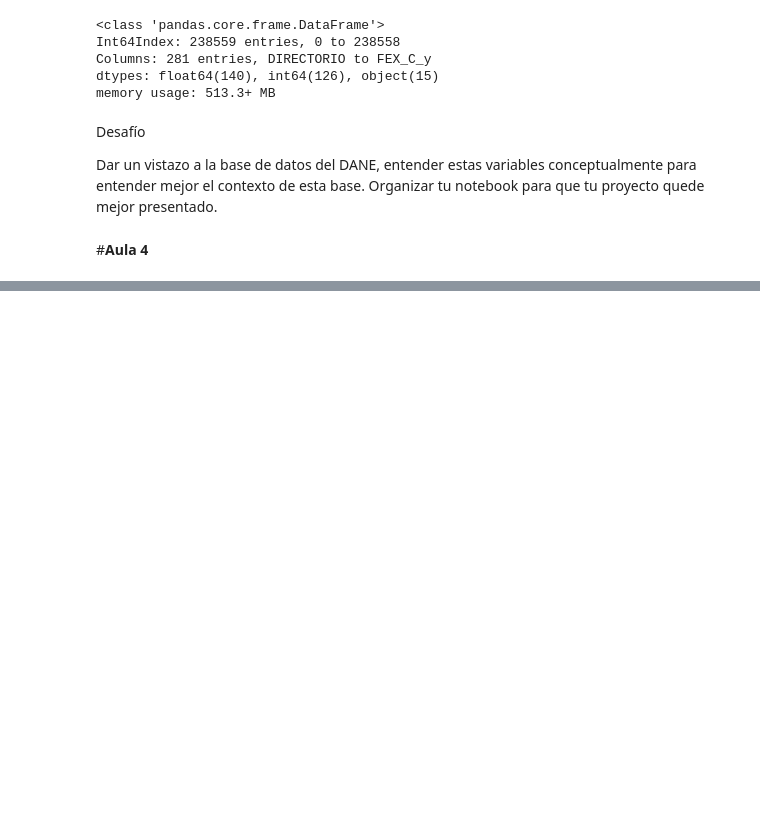
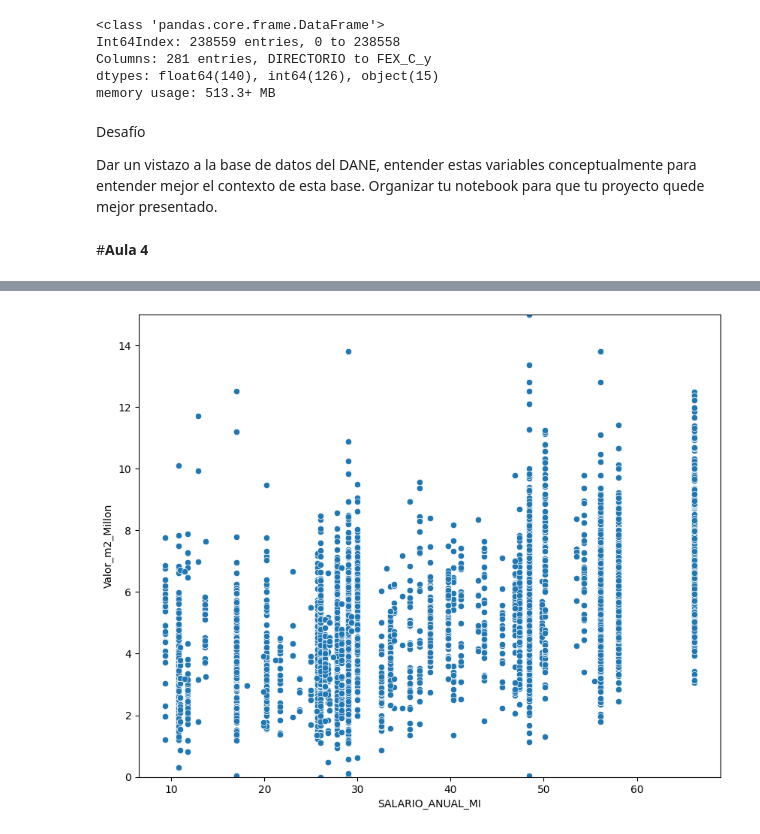
Before and after one commit to Zniper1/Algoritmos-Golosos, a Jupyter notebook: Inmersion_en_datos_Aula1.ipynb, the cells around one changed output, grey strips where cells are left out. Drawn from its saved outputs; the diff is of its cells as text; code cells hidden in the pictures; blank space fills up the shorter version.

```diff
--- a/Inmersion_en_datos_Aula1.ipynb
+++ b/Inmersion_en_datos_Aula1.ipynb
@@ -875,0 +1186,6 @@ Organizar tu notebook para que tu proyecto quede mejor presentado.
+# %%
+#TOmamos los datos ml el salario mensual y lo multiplicamos por 12 son los meses del año
+#y lo dividimos por millon para sacar ceros (0)
+#Salario anual de las personas que viven en la upz
+datos_ml['SALARIO_ANUAL_MI'] = datos_ml['SALARIO_MES']*12/1000000
+datos_ml['SALARIO_ANUAL_MI']
@@ -875,0 +1205,11 @@ Organizar tu notebook para que tu proyecto quede mejor presentado.
+# %%
+#en X salario anual en millones y en y valor del metro2 en millon
+#Creamos un grafico limitando los yim (limites en eje y)
+#Para ver si hay una correlacion entre las variables.
+#Scatter plot
+plt.figure(figsize=(10,8))
+sns.scatterplot(data=datos_ml, x='SALARIO_ANUAL_MI',y ='Valor_m2_Millon')
+plt.ylim((0,15))
+plt.show()
+# %% [output]
+[figure, added]
```
Also changed, not shown: parts of 42 cells of this notebook.
